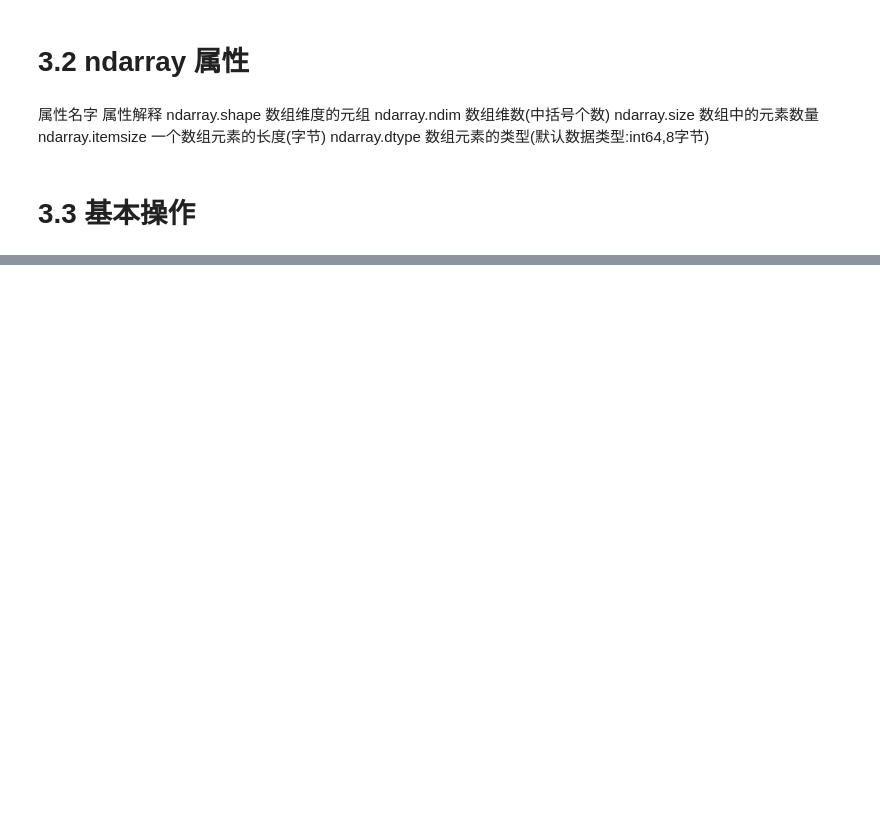
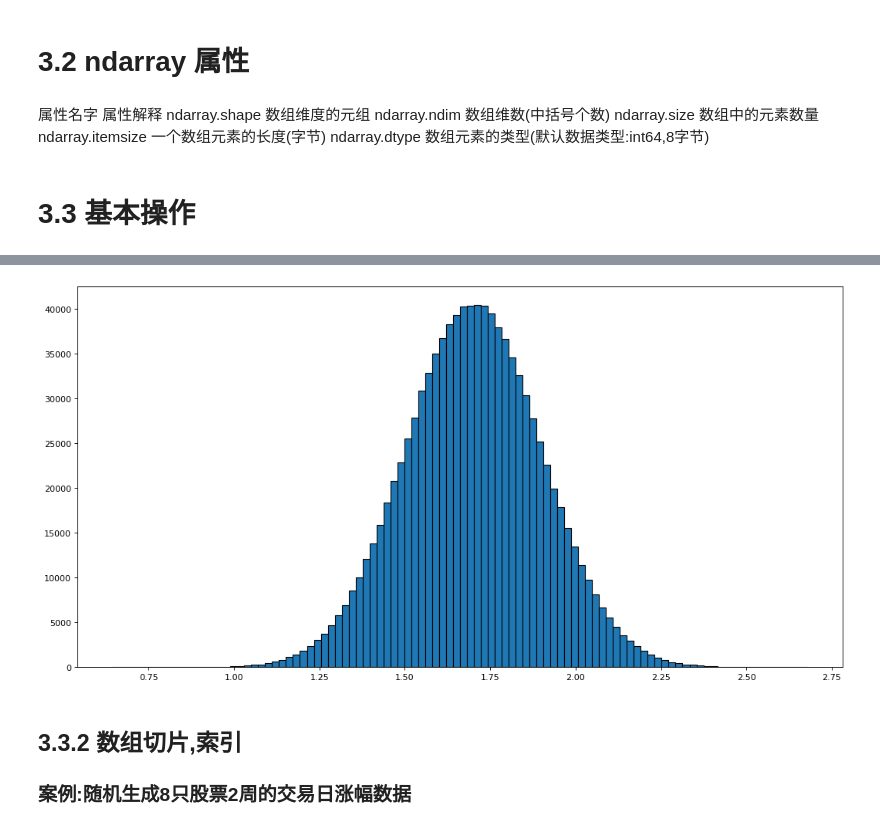
Before and after one commit to yabalababoom/learn_cpp, a Jupyter notebook: Numpy_pandas/numpy.ipynb, the cells around one changed output, grey strips where cells are left out. Drawn from its saved outputs; the diff is of its cells as text; code cells hidden in the pictures; blank space fills up the shorter version.

```diff
--- a/Numpy_pandas/numpy.ipynb
+++ b/Numpy_pandas/numpy.ipynb
@@ -46,0 +169,16 @@ ndarray.dtype           数组元素的类型(默认数据类型:int64,8字节)
+# %%
+#  4. 生成随机数组 - 正态分布
+import numpy as np
+import matplotlib.pyplot as plt
+
+data2 = np.random.normal(loc=1.7,scale=0.2,size=1000000) #loc:分布均值, scale:标准差, size:数据个数
+
+plt.figure(figsize=(16,8), dpi=80)
+plt.hist(data2,bins=100,edgecolor='k')
+plt.show()
+# %% [output]
+[figure, added]
+# %% [markdown]
+## 3.3.2 数组切片,索引
+
+### 案例:随机生成8只股票2周的交易日涨幅数据
```
Also changed, not shown: parts of 17 cells of this notebook.
